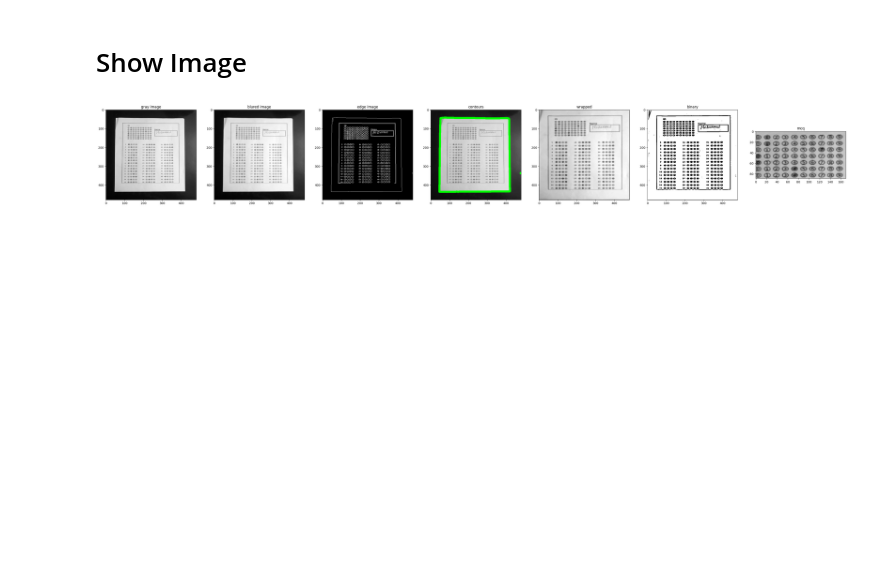
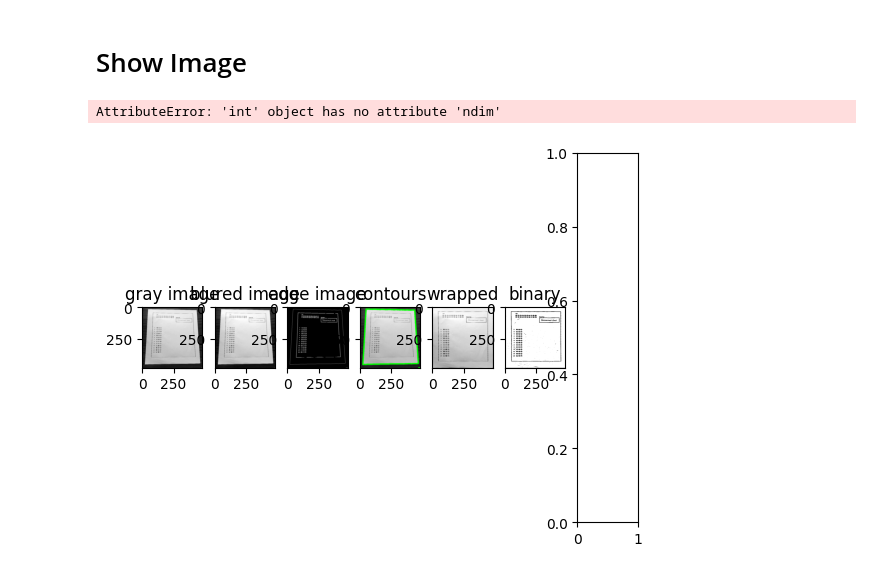
Before and after one commit to Nesma-Osama/MCQ-and-Grades-Auto-Filler, a Jupyter notebook: Code/MCQ/Total_code.ipynb, the cells around one changed output. Cells and saved outputs as stored; diff of their text form; code cells hidden in the pictures; blank space fills up the shorter version.

```diff
--- a/Code/MCQ/Total_code.ipynb
+++ b/Code/MCQ/Total_code.ipynb
@@ -80,4 +73,0 @@ correct_id(id)
-# %%
-answers=[]
-print(mcq_regions[0].shape)
-split_questions(mcq_regions[0])
@@ -116,0 +74,5 @@ anser 3
+# %%
+for question in mcq_regions:
+    answers=split_questions(question)
+    for question in answers :
+        print(np.argmax(question))
@@ -117,6 +97,7 @@ anser 3
 # %% [markdown]
 # Show Image
 # %%
-show_images([gray,blur,edged,image_color,wrapped_paper_image,adaptive_thresh,id],["gray image","blured image","edge image","contours","wrapped","binary","mcq"])
+show_images([gray,blur,edged,image_color,wrapped_paper_image,adaptive_thresh,answers[0][0]],["gray image","blured image","edge image","contours","wrapped","binary","mcq"])
 # %% [output]
+AttributeError: 'int' object has no attribute 'ndim'
-[figure, old version]
+[figure, new version]
```
Also changed, not shown: parts of 5 cells of this notebook, 1 other file.
